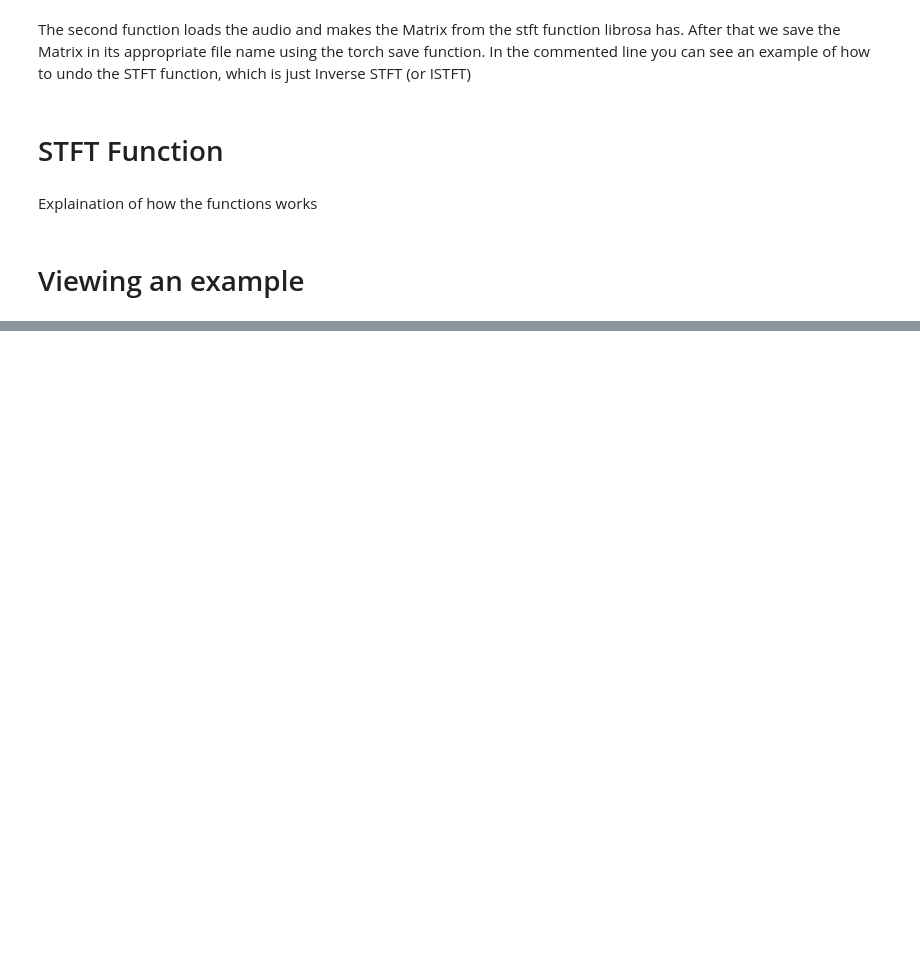
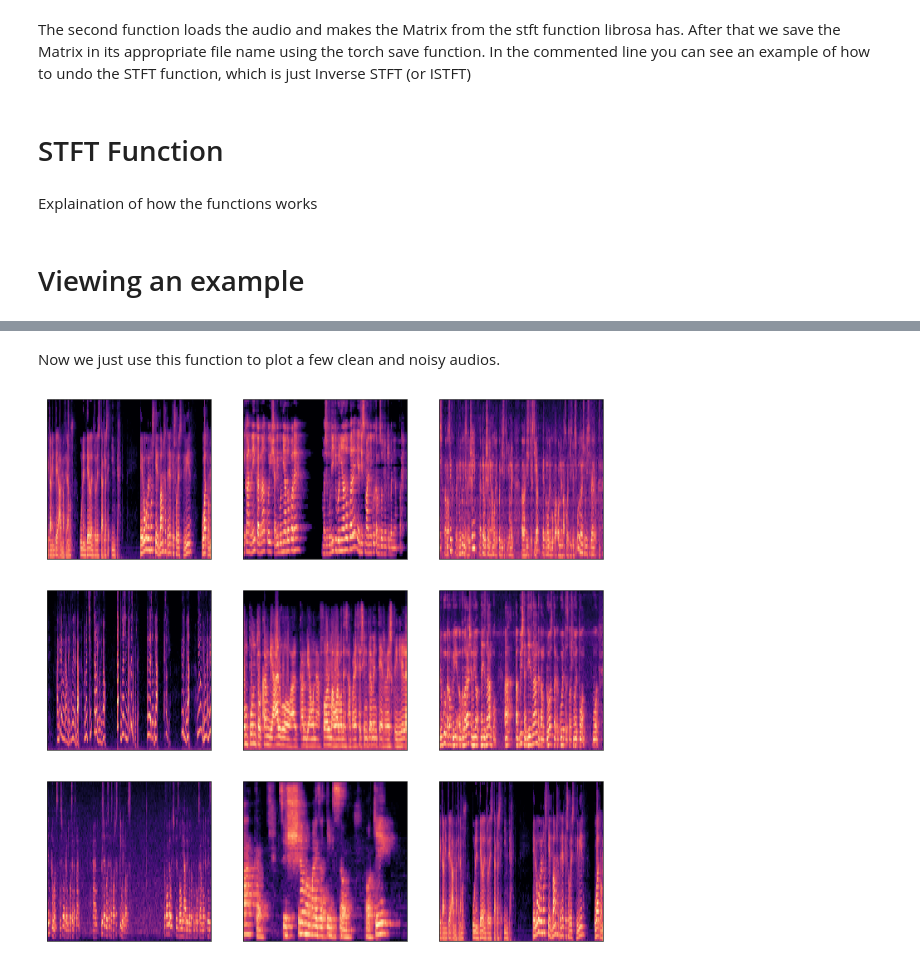
Before and after one commit to hoftherose/NN2Course, a Jupyter notebook: Sound/Crapify.ipynb, the cells around one changed output, grey strips where cells are left out. Cells and saved outputs as stored; diff of their text form; code cells hidden in the pictures; blank space fills up the shorter version.

```diff
--- a/Sound/Crapify.ipynb
+++ b/Sound/Crapify.ipynb
@@ -104,9 +99,3 @@ def audio_to_matrix(audiopath:Path, clean:bool, colormap="jet"):
-# %%
-for file in clean_files:
-    audio_to_matrix(path_good/Path(file), clean=True)
-
-for file in noisy_files:
-    audio_to_matrix(path_crappy/Path(file), clean=False)
 # %% [markdown]
 # STFT Function
 # %% [markdown]
@@ -120,8 +108,0 @@ We add one more function which allows us to view the Spectrogram of a certain fi
-# %%
-def plot_matrix(filepath:Path):
-    data, sample_data = librosa.load(filepath)
-    stftMat = librosa.core.stft(data, center=True)
-    librosa.display.specshow(librosa.amplitude_to_db(stftMat,ref=np.max))
-    plt.gca().set_axis_off()
-    plt.margins(0.0)
-    plt.savefig("image1.png", bbox_inches = 'tight', pad_inches = 0)
@@ -146,5 +108,0 @@ Now since we have the original data and the reconstructed data, we might want to
-# %%
-data, sample_rate = librosa.load(audiopath)
-stftMat = librosa.core.stft(data, center=True)
-data2 = librosa.core.istft(stftMat)
-np.mean(np.abs(data-data2))
@@ -191,0 +109,29 @@ Audio(data2, rate=sample_rate)
+# %%
+def plot_matrix(filepath:Path, n_fft:int = 1024, start:int = 0, n_mels:int = 64, fmin:int = 20, fmax:int = 8000, ax=None):
+    clip, sample_rate = librosa.load(filepath)
+
+    x = clip[start:start+n_fft]
+    X = librosa.audio.fft.fft(x, n_fft)
+    X_magnitude, X_phase = librosa.magphase(X)
+    X_magnitude_db = librosa.amplitude_to_db(X_magnitude)
+
+    hop_length = n_fft//2 + 1
+    stft = librosa.stft(clip, n_fft=n_fft, hop_length=hop_length)
+    stft_magnitude, stft_phase = librosa.magphase(stft)
+    stft_magnitude_db = librosa.amplitude_to_db(stft_magnitude)
+
+    mel_spec = librosa.feature.melspectrogram(clip, n_fft=n_fft, hop_length=hop_length, n_mels=n_mels, sr=sample_rate, power=1.0, fmin=fmin, fmax=fmax)
+    mel_spec_db = librosa.amplitude_to_db(mel_spec, ref=np.max)
+
+    librosa.display.specshow(mel_spec_db, ax=ax)
+    plt.plot()
+# %% [markdown]
+Now we just use this function to plot a few clean and noisy audios.
+# %%
+rows = 3
+cols = 3
+axs = fai.subplots(rows, cols)
+for i, file in enumerate(clean_files[:rows*cols]):
+    plot_matrix(path_good/Path(file), ax=axs[i//rows][i%rows])
+# %% [output]
+[figure, added]
```
Also changed, not shown: parts of 30 cells of this notebook, 4 other files.
